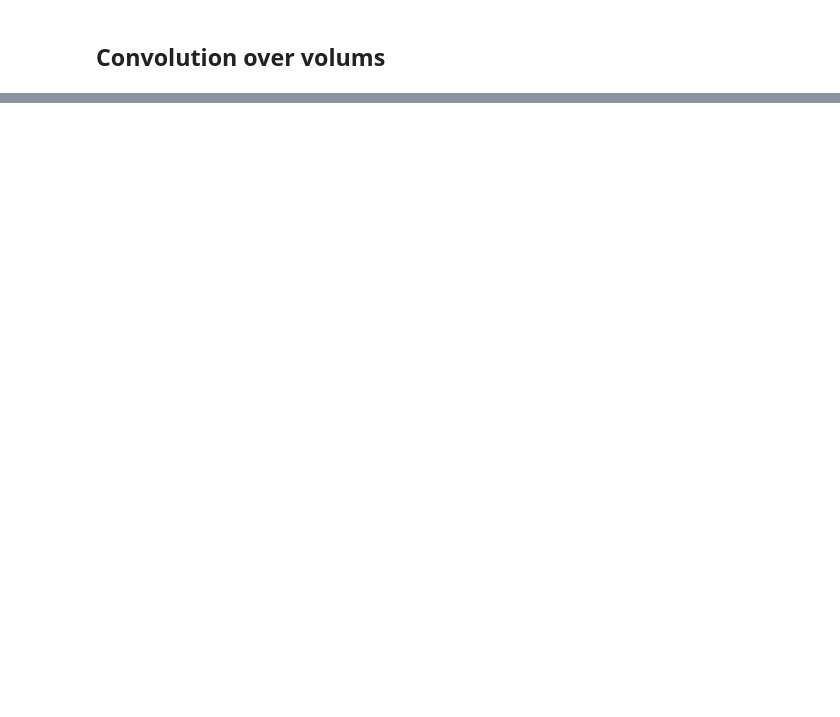
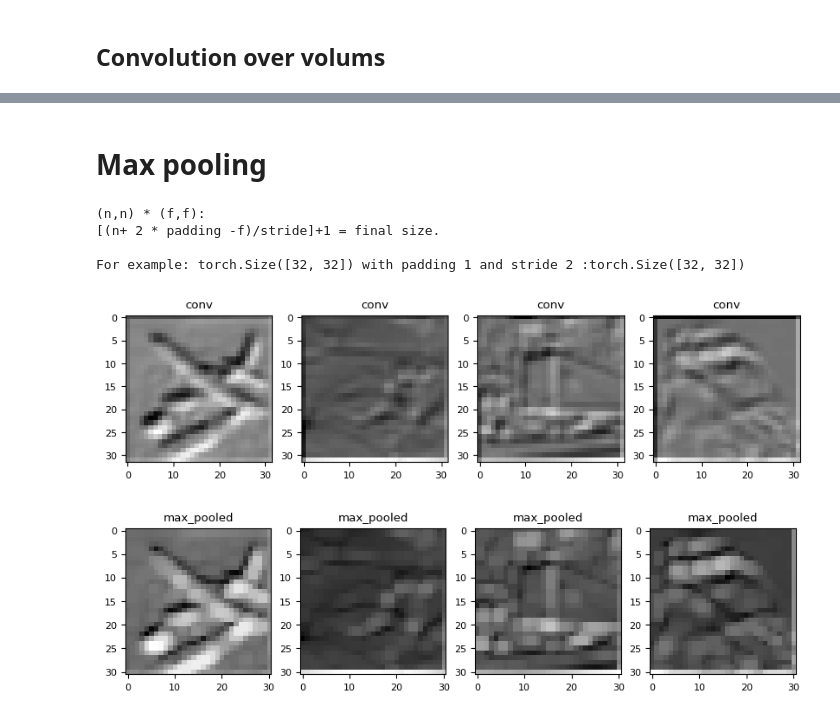
Before and after one commit to F-Yousefi/GitLab, a Jupyter notebook: Lab.ipynb, the cells around one changed output, grey strips where cells are left out. Drawn from its saved outputs; the diff is of its cells as text; code cells hidden in the pictures; blank space fills up the shorter version.

```diff
--- a/Lab.ipynb
+++ b/Lab.ipynb
@@ -120,0 +129,18 @@ For example: torch.Size([32, 32]) with padding 1 and stride 2 :torch.Size([32, 3
+# %% [markdown]
+# Max pooling
+# %%
+pool1 = nn.MaxPool2d(kernel_size=2,stride=1, padding=0)(result)
+# %%
+print_iamges(list(result.permute(0,2,3,1).detach().numpy()[:,:,:,:]),1,4,10,titles=["conv"]*4)
+print_iamges(list(pool1.permute(0,2,3,1).detach().numpy()[:,:,:,:]),1,4,10,titles=["max_pooled"]*4)
+
+# print_iamges(list(result.permute(0,2,3,1).detach().numpy()[:,:,:,1]),1,4,10)
+print(f"(n,n) * (f,f): \n[(n+ 2 * padding -f)/stride]+1 = final size.\n\nFor example: \
+{x.shape[-2:]} with padding 1 and stride 2 :{result.shape[-2:]} ")
+# %% [output]
+(n,n) * (f,f):
+[(n+ 2 * padding -f)/stride]+1 = final size.
+
+For example: torch.Size([32, 32]) with padding 1 and stride 2 :torch.Size([32, 32])
+[figure, added]
+[figure, added]
```
Also changed, not shown: parts of 8 cells of this notebook.
